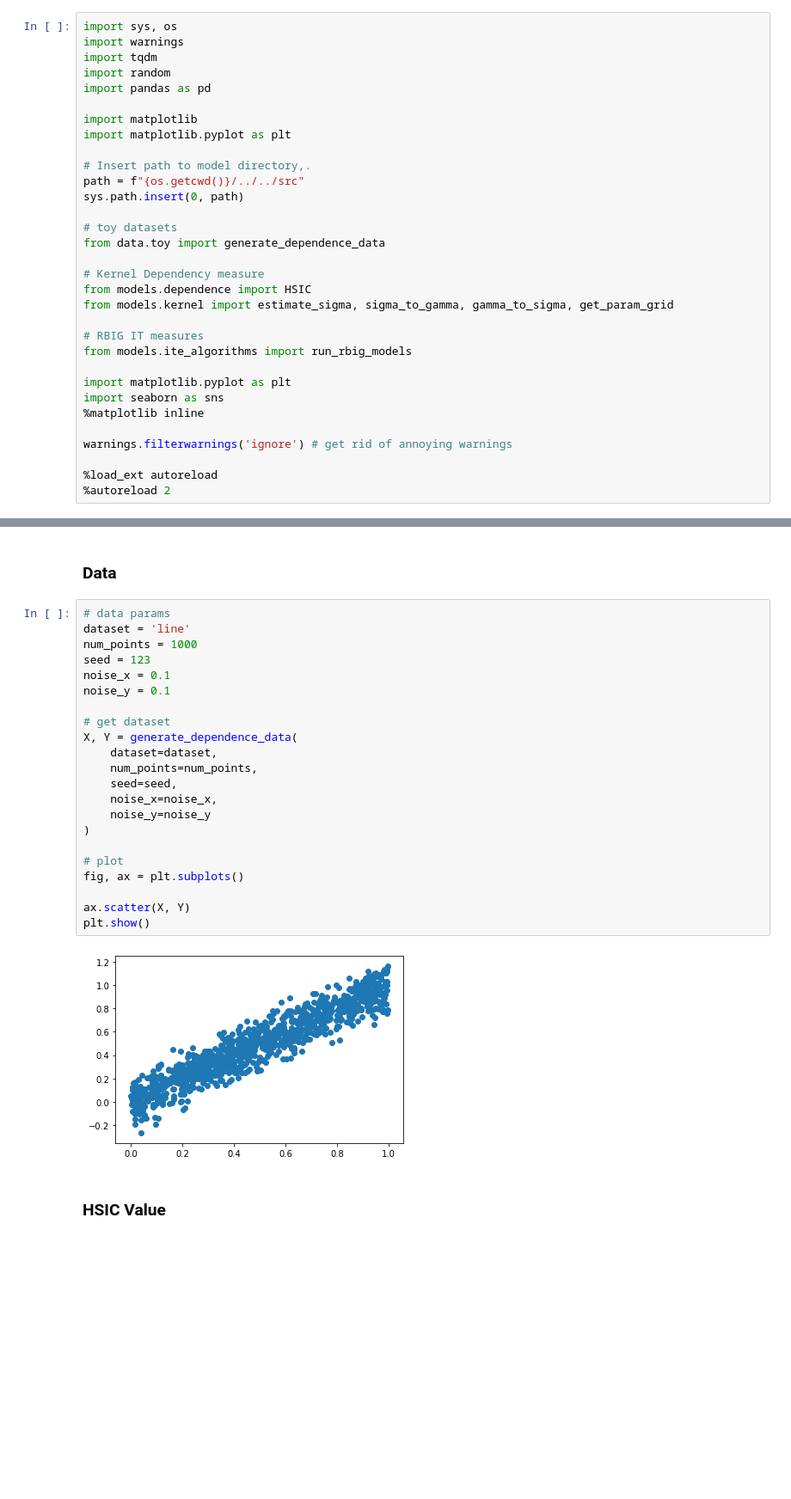
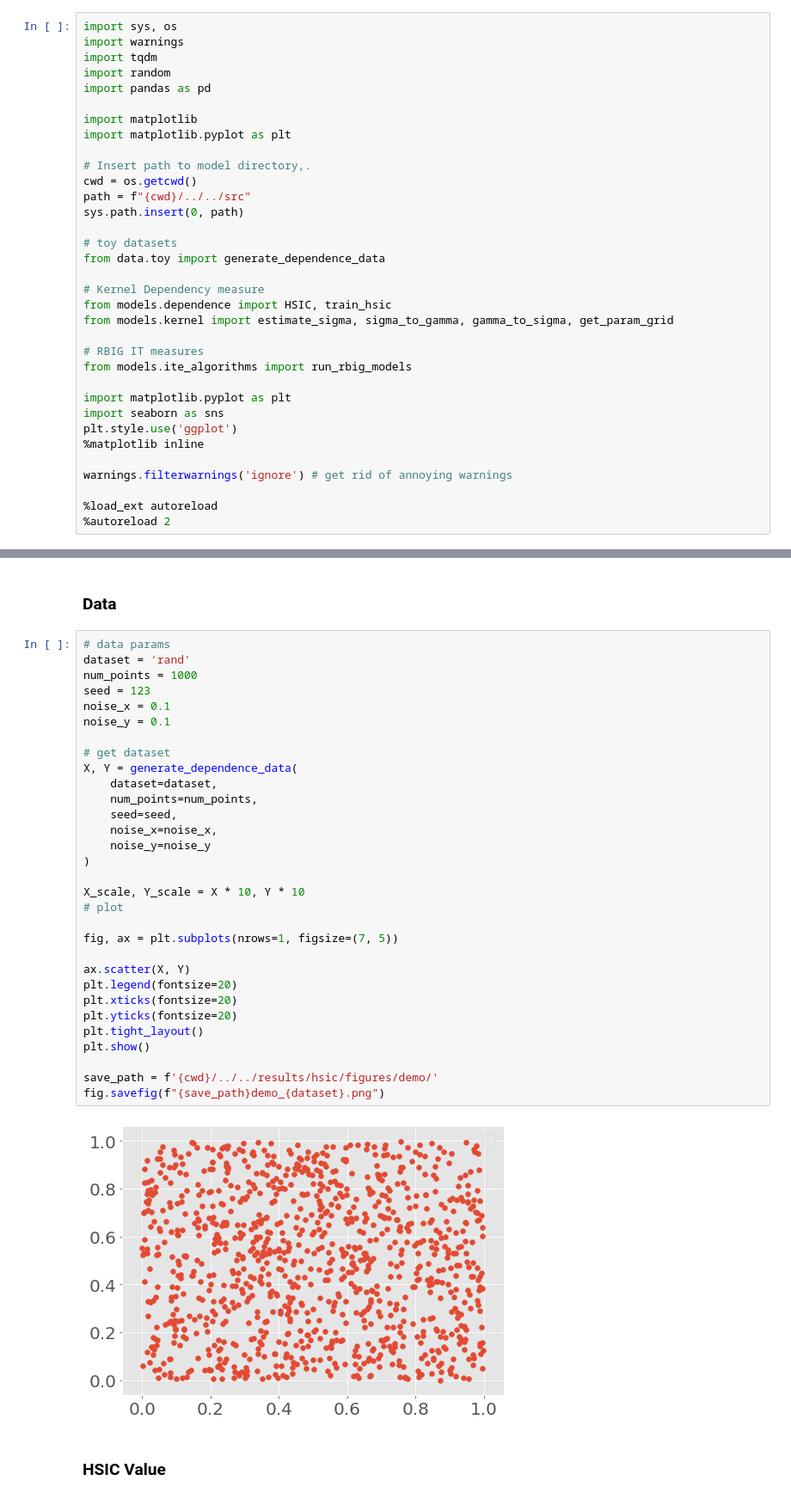
Before and after one commit to jejjohnson/hsic_alignment, a Jupyter notebook: notebooks/experiment_kta/0_preliminary_exp.ipynb, the cells around one changed output, grey strips where cells are left out. Shown at 86% size. Drawn from its saved outputs; the diff is of its cells as text; blank space fills up the shorter version.

```diff
--- a/notebooks/experiment_kta/0_preliminary_exp.ipynb
+++ b/notebooks/experiment_kta/0_preliminary_exp.ipynb
@@ -34,14 +34,15 @@ import matplotlib
 import matplotlib.pyplot as plt
 
 # Insert path to model directory,.
-path = f"{os.getcwd()}/../../src"
+cwd = os.getcwd()
+path = f"{cwd}/../../src"
 sys.path.insert(0, path)
 
 # toy datasets
 from data.toy import generate_dependence_data
 
 # Kernel Dependency measure
-from models.dependence import HSIC
+from models.dependence import HSIC, train_hsic
 from models.kernel import estimate_sigma, sigma_to_gamma, gamma_to_sigma, get_param_grid
 
 # RBIG IT measures
@@ -49,6 +50,7 @@ from models.ite_algorithms import run_rbig_models
 
 import matplotlib.pyplot as plt
 import seaborn as sns
+plt.style.use('ggplot')
 %matplotlib inline
 
 warnings.filterwarnings('ignore') # get rid of annoying warnings
@@ -64,27 +66,36 @@ The autoreload extension is already loaded. To reload it, use:
 ### Data
 # %%
 # data params
-dataset = 'line'
+dataset = 'rand'
 num_points = 1000
 seed = 123
 noise_x = 0.1
 noise_y = 0.1
 
 # get dataset
 X, Y = generate_dependence_data(
     dataset=dataset,
     num_points=num_points,
     seed=seed,
     noise_x=noise_x,
     noise_y=noise_y
 )
 
+X_scale, Y_scale = X * 10, Y * 10
 # plot
-fig, ax = plt.subplots()
+
+fig, ax = plt.subplots(nrows=1, figsize=(7, 5))
 
 ax.scatter(X, Y)
+plt.legend(fontsize=20)
+plt.xticks(fontsize=20)
+plt.yticks(fontsize=20)
+plt.tight_layout()
 plt.show()
+
+save_path = f'{cwd}/../../results/hsic/figures/demo/'
+fig.savefig(f"{save_path}demo_{dataset}.png")
 # %% [output]
-[figure, old version]
+[figure, new version]
 # %% [markdown]
 ### HSIC Value
```
Also changed, not shown: parts of 11 cells of this notebook, 2 other files.
